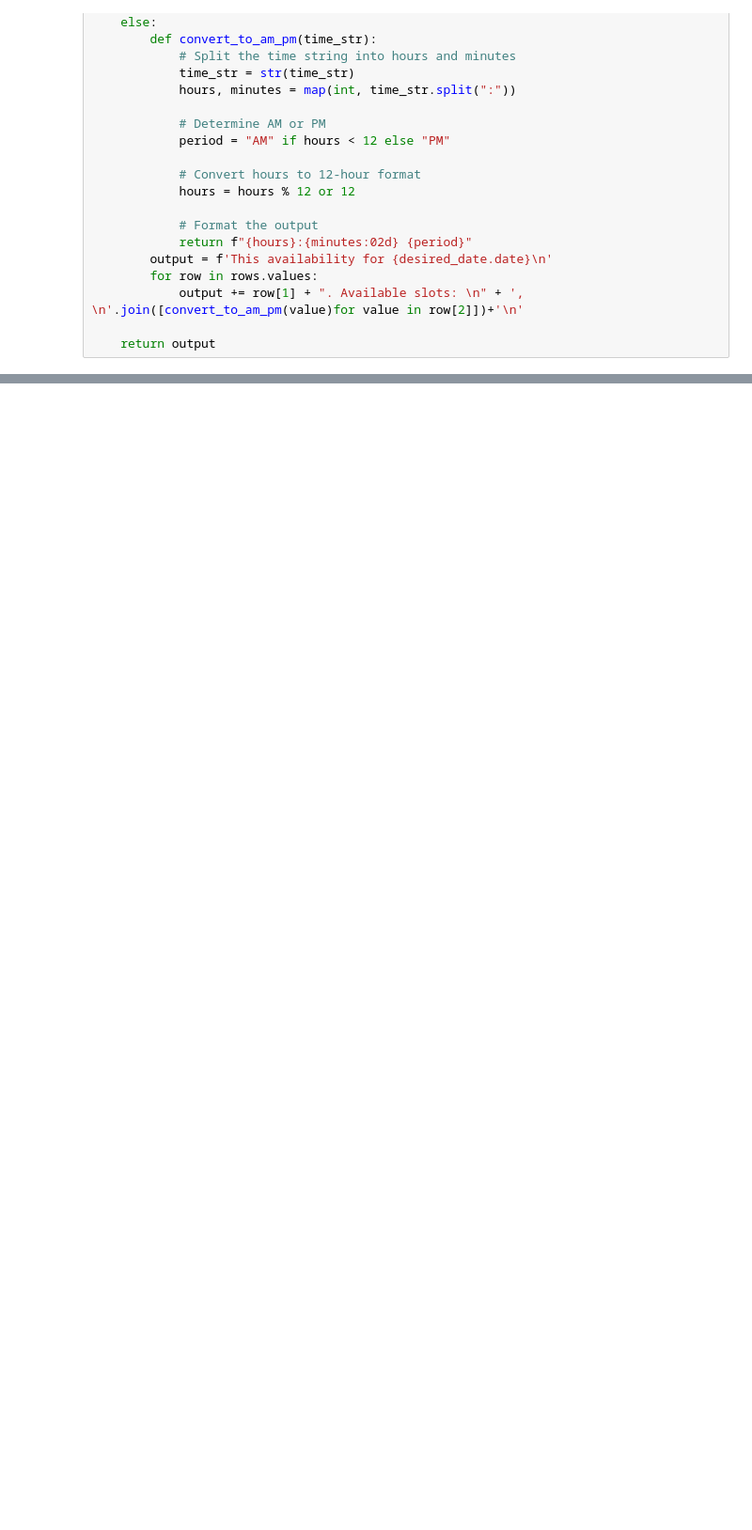
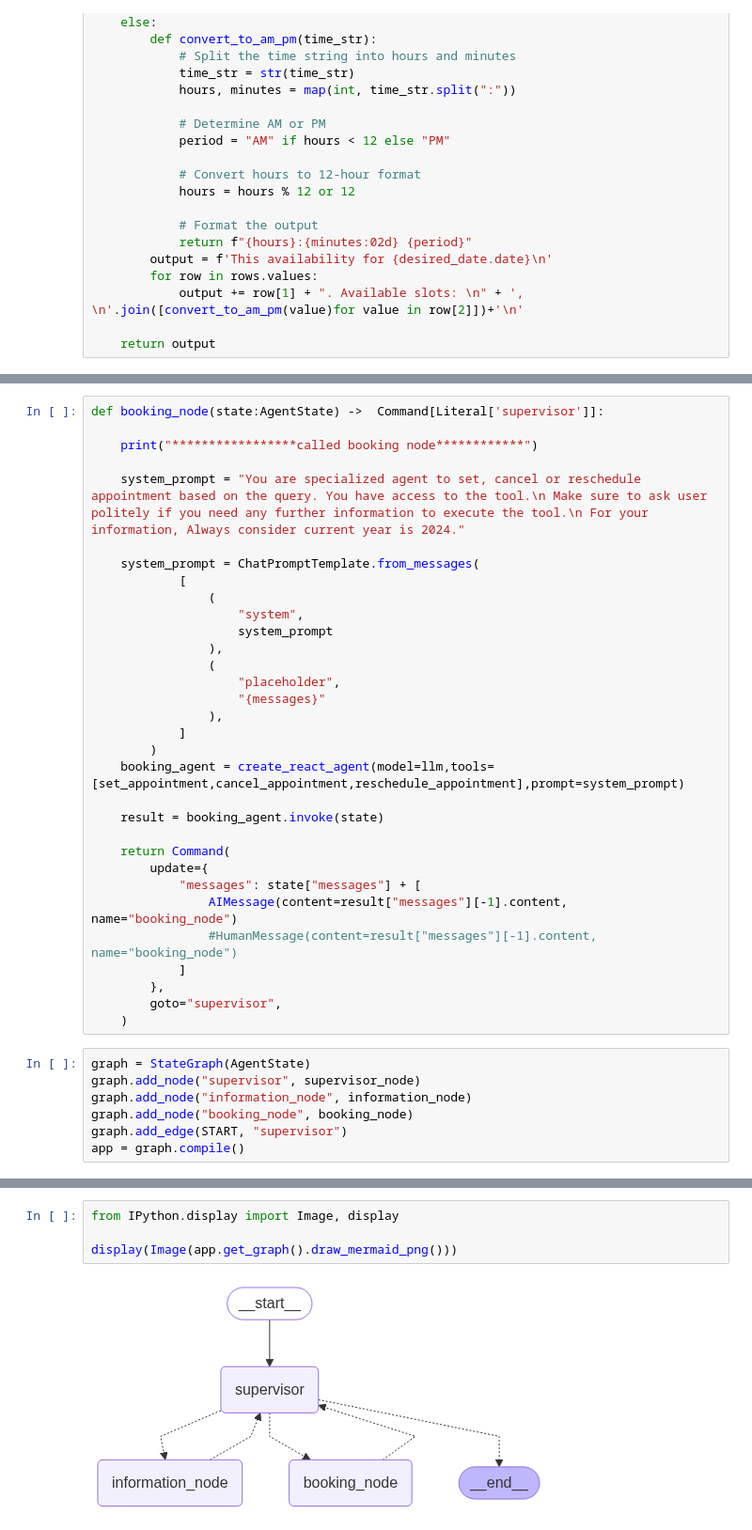
Before and after one commit to FraidoonOmarzai/agentic_ai, a Jupyter notebook: dr_appointment/notebook/experiments.ipynb, the cells around one changed output, grey strips where cells are left out. Shown at 94% size. Cells and saved outputs as stored; diff of their text form; blank space fills up the shorter version.

```diff
--- a/dr_appointment/notebook/experiments.ipynb
+++ b/dr_appointment/notebook/experiments.ipynb
@@ -206,0 +520,39 @@ kevin anderson. Available slots:
+# %%
+def booking_node(state:AgentState) ->  Command[Literal['supervisor']]:
+
+    print("*****************called booking node************")
+
+    system_prompt = "You are specialized agent to set, cancel or reschedule appointment based on the query. You have access to the tool.\n Make sure to ask user politely if you need any further information to execute the tool.\n For your information, Always consider current year is 2024."
+
+    system_prompt = ChatPromptTemplate.from_messages(
+            [
+                (
+                    "system",
+                    system_prompt
+                ),
+                (
+                    "placeholder",
+                    "{messages}"
+                ),
+            ]
+        )
+    booking_agent = create_react_agent(model=llm,tools=[set_appointment,cancel_appointment,reschedule_appointment],prompt=system_prompt)
+
+    result = booking_agent.invoke(state)
+
+    return Command(
+        update={
+            "messages": state["messages"] + [
+                AIMessage(content=result["messages"][-1].content, name="booking_node")
+                #HumanMessage(content=result["messages"][-1].content, name="booking_node")
+            ]
+        },
+        goto="supervisor",
+    )
+# %%
+graph = StateGraph(AgentState)
+graph.add_node("supervisor", supervisor_node)
+graph.add_node("information_node", information_node)
+graph.add_node("booking_node", booking_node)
+graph.add_edge(START, "supervisor")
+app = graph.compile()
@@ -206,0 +564,6 @@ kevin anderson. Available slots:
+# %%
+from IPython.display import Image, display
+
+display(Image(app.get_graph().draw_mermaid_png()))
+# %% [output]
+[figure, added]
```
Also changed, not shown: parts of 37 cells of this notebook, 27 other files.
